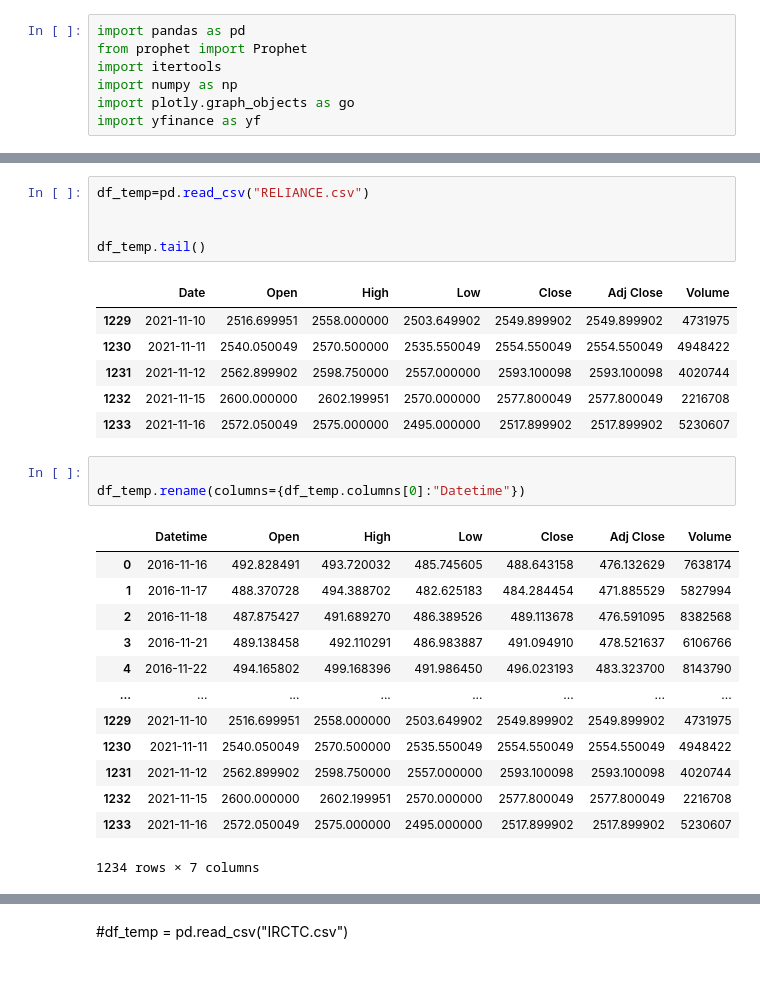
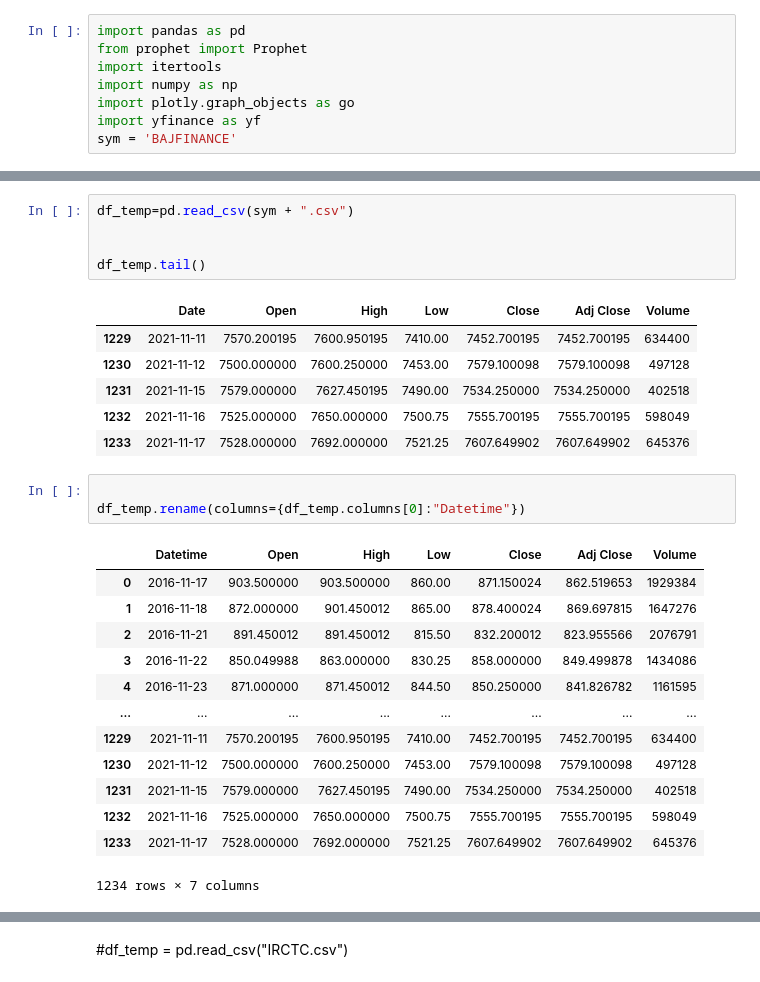
Before and after one commit to ViirajPatel/sem7, a Jupyter notebook: arima model/prophet.ipynb, the cells around one changed output, grey strips where cells are left out. Saved outputs shown, nothing was run; the diff lists cells and outputs as text.

```diff
--- a/arima model/prophet.ipynb
+++ b/arima model/prophet.ipynb
@@ -5,4 +5,5 @@ import itertools
 import numpy as np
 import plotly.graph_objects as go
 import yfinance as yf
+sym = 'BAJFINANCE'
 # %%
@@ -11,33 +12,33 @@ data.to_csv("RELIANCE.csv")
 # %% [output]
 [*********************100%***********************]  1 of 1 completed
 # %%
-df_temp=pd.read_csv("RELIANCE.csv")
+df_temp=pd.read_csv(sym + ".csv")
 
 
 df_temp.tail()
 # %% [output]
 |  | Date | Open | High | Low | Close | Adj Close | Volume |
-| 1229 | 2021-11-10 | 2516.699951 | 2558.000000 | 2503.649902 | 2549.899902 | 2549.899902 | 4731975 |
-| 1230 | 2021-11-11 | 2540.050049 | 2570.500000 | 2535.550049 | 2554.550049 | 2554.550049 | 4948422 |
-| 1231 | 2021-11-12 | 2562.899902 | 2598.750000 | 2557.000000 | 2593.100098 | 2593.100098 | 4020744 |
-| 1232 | 2021-11-15 | 2600.000000 | 2602.199951 | 2570.000000 | 2577.800049 | 2577.800049 | 2216708 |
-| 1233 | 2021-11-16 | 2572.050049 | 2575.000000 | 2495.000000 | 2517.899902 | 2517.899902 | 5230607 |
+| 1229 | 2021-11-11 | 7570.200195 | 7600.950195 | 7410.00 | 7452.700195 | 7452.700195 | 634400 |
+| 1230 | 2021-11-12 | 7500.000000 | 7600.250000 | 7453.00 | 7579.100098 | 7579.100098 | 497128 |
+| 1231 | 2021-11-15 | 7579.000000 | 7627.450195 | 7490.00 | 7534.250000 | 7534.250000 | 402518 |
+| 1232 | 2021-11-16 | 7525.000000 | 7650.000000 | 7500.75 | 7555.700195 | 7555.700195 | 598049 |
+| 1233 | 2021-11-17 | 7528.000000 | 7692.000000 | 7521.25 | 7607.649902 | 7607.649902 | 645376 |
 # %%
 
 df_temp.rename(columns={df_temp.columns[0]:"Datetime"})
 # %% [output]
 |  | Datetime | Open | High | Low | Close | Adj Close | Volume |
-| 0 | 2016-11-16 | 492.828491 | 493.720032 | 485.745605 | 488.643158 | 476.132629 | 7638174 |
-| 1 | 2016-11-17 | 488.370728 | 494.388702 | 482.625183 | 484.284454 | 471.885529 | 5827994 |
-| 2 | 2016-11-18 | 487.875427 | 491.689270 | 486.389526 | 489.113678 | 476.591095 | 8382568 |
-| 3 | 2016-11-21 | 489.138458 | 492.110291 | 486.983887 | 491.094910 | 478.521637 | 6106766 |
-| 4 | 2016-11-22 | 494.165802 | 499.168396 | 491.986450 | 496.023193 | 483.323700 | 8143790 |
+| 0 | 2016-11-17 | 903.500000 | 903.500000 | 860.00 | 871.150024 | 862.519653 | 1929384 |
+| 1 | 2016-11-18 | 872.000000 | 901.450012 | 865.00 | 878.400024 | 869.697815 | 1647276 |
+| 2 | 2016-11-21 | 891.450012 | 891.450012 | 815.50 | 832.200012 | 823.955566 | 2076791 |
+| 3 | 2016-11-22 | 850.049988 | 863.000000 | 830.25 | 858.000000 | 849.499878 | 1434086 |
+| 4 | 2016-11-23 | 871.000000 | 871.450012 | 844.50 | 850.250000 | 841.826782 | 1161595 |
 | ... | ... | ... | ... | ... | ... | ... | ... |
-| 1229 | 2021-11-10 | 2516.699951 | 2558.000000 | 2503.649902 | 2549.899902 | 2549.899902 | 4731975 |
-| 1230 | 2021-11-11 | 2540.050049 | 2570.500000 | 2535.550049 | 2554.550049 | 2554.550049 | 4948422 |
-| 1231 | 2021-11-12 | 2562.899902 | 2598.750000 | 2557.000000 | 2593.100098 | 2593.100098 | 4020744 |
-| 1232 | 2021-11-15 | 2600.000000 | 2602.199951 | 2570.000000 | 2577.800049 | 2577.800049 | 2216708 |
-| 1233 | 2021-11-16 | 2572.050049 | 2575.000000 | 2495.000000 | 2517.899902 | 2517.899902 | 5230607 |
+| 1229 | 2021-11-11 | 7570.200195 | 7600.950195 | 7410.00 | 7452.700195 | 7452.700195 | 634400 |
+| 1230 | 2021-11-12 | 7500.000000 | 7600.250000 | 7453.00 | 7579.100098 | 7579.100098 | 497128 |
+| 1231 | 2021-11-15 | 7579.000000 | 7627.450195 | 7490.00 | 7534.250000 | 7534.250000 | 402518 |
+| 1232 | 2021-11-16 | 7525.000000 | 7650.000000 | 7500.75 | 7555.700195 | 7555.700195 | 598049 |
+| 1233 | 2021-11-17 | 7528.000000 | 7692.000000 | 7521.25 | 7607.649902 | 7607.649902 | 645376 |
 1234 rows × 7 columns
 # %%
 df_temp
```
Also changed, not shown: parts of 22 cells of this notebook, 15 other files.
